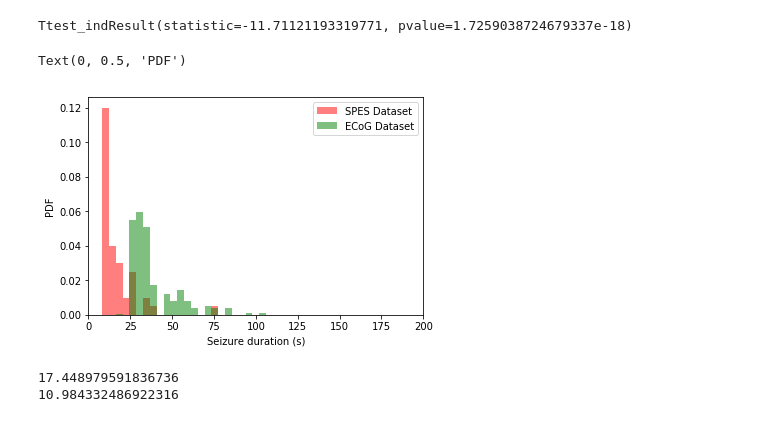
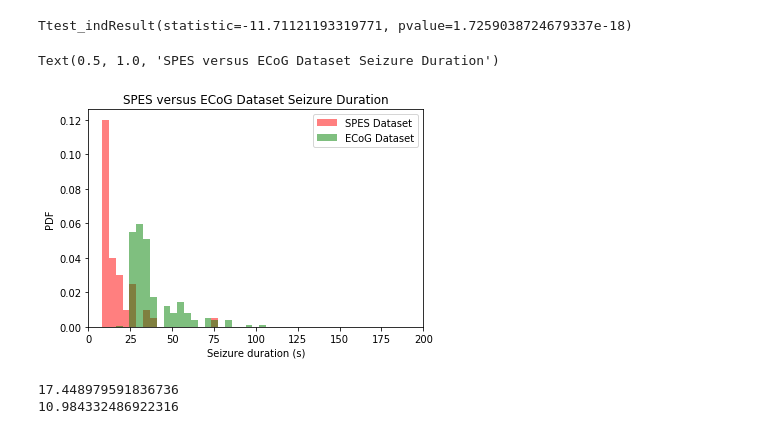
Before and after one commit to senane/ADELPHI, a Jupyter notebook: Stim Analysis/SpontStim.ipynb, the cells around one changed output. Drawn from its saved outputs; the diff is of its cells as text; code cells hidden in the pictures.

```diff
--- a/Stim Analysis/SpontStim.ipynb
+++ b/Stim Analysis/SpontStim.ipynb
@@ -797,15 +797,15 @@ Ttest_indResult(statistic=-11.71121193319771, pvalue=1.7259038724679337e-18)
 # %%
 bins = np.linspace(0, 200, 50)
 plt.hist(newsc,bins,color='red',alpha=0.5,density=True, label = 'SPES Dataset')
 plt.hist(oldsc,bins,color='green',alpha=0.5,density=True, label = 'ECoG Dataset')
 plt.legend(loc = 'upper right')
 plt.xlim(0,200)
 plt.xlabel('Seizure duration (s)')
 plt.ylabel('PDF')
-plt.title('')
+plt.title('SPES versus ECoG Dataset Seizure Duration')
 # %% [output]
-Text(0, 0.5, 'PDF')
+Text(0.5, 1.0, 'SPES versus ECoG Dataset Seizure Duration')
-[figure, old version]
+[figure, new version]
 # %%
 print(np.mean(newsc))
 print(np.std(newsc))
```
Also changed, not shown: 1 other file.
